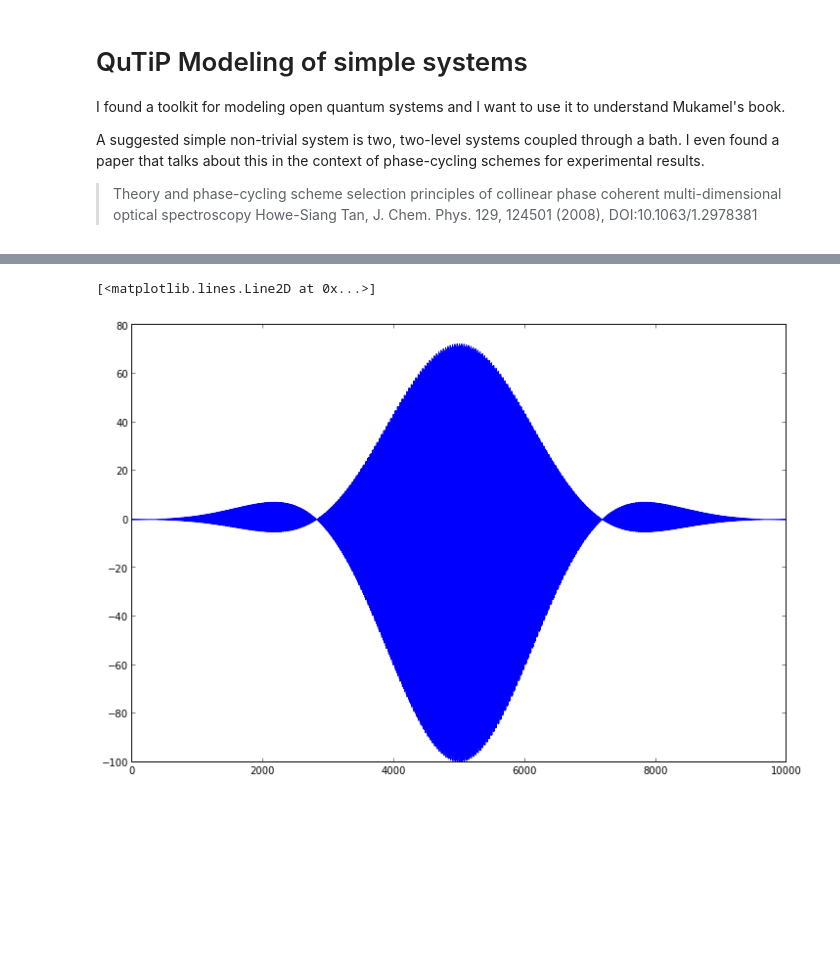
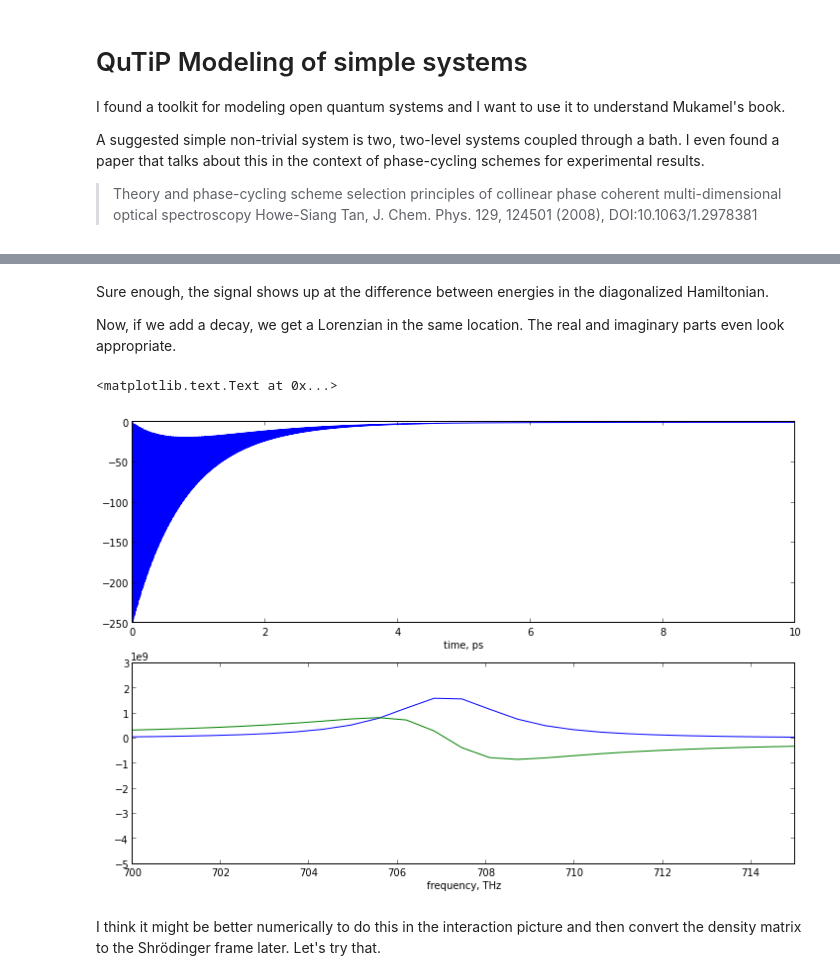
Before and after one commit to antonl/notebooks, a Jupyter notebook: Qutip Tests.ipynb, the cells around one changed output, grey strips where cells are left out. Drawn from its saved outputs; the diff is of its cells as text; code cells hidden in the pictures; blank space fills up the shorter version.

```diff
--- a/Qutip Tests.ipynb
+++ b/Qutip Tests.ipynb
@@ -84,5 +86,27 @@ xlabel('Frequency (THz)')
-# %%
-plot(sig.flattop(len(res.times), sym=True)*res.expect[0])
-# %% [output]
-[<matplotlib.lines.Line2D at 0x...>]
-[figure, removed]
+# %% [markdown]
+Sure enough, the signal shows up at the difference between energies in the diagonalized Hamiltonian.
+
+Now, if we add a decay, we get a Lorenzian in the same location. The real and imaginary parts even look appropriate.
+# %%
+tlist, dt = np.linspace(0, 10, 20000, retstep=True) # In units of 1/THz
+tlist, dt = q.Quantity(tlist, '1/THz'), q.Quantity(dt, '1/THz')
+res = qt.mesolve(Hs + V, (1*qt.basis(2, 0) + 0*qt.basis(2,1)).unit(), tlist.magnitude, [-sqrt(1)*qt.sigmaz()], [V])
+
+f, (ax1, ax2) = subplots(2, 1)
+ax1.plot(tlist.rescale('ps'), real(res.expect[0]))
+ax1.set_xlabel('time, ps')
+ax1.set_xlim([0, 10])
+
+freq = q.Quantity(fftshift(fftfreq(len(res.times), dt)), 'THz')*(2*pi)
+ki = fftshift(fft.fft(len(res.times)*res.expect[0]))
+ax2.plot(freq, real(ki))
+ax2.plot(freq, imag(ki))
+ax2.set_xlim([700, 715])
+#ax2.set_ylim([-0.5e9, 0.5e9])
+#ax2.set_yscale('log')
+ax2.set_xlabel('frequency, THz')
+# %% [output]
+<matplotlib.text.Text at 0x...>
+[figure, added]
+# %% [markdown]
+I think it might be better numerically to do this in the interaction picture and then convert the density matrix to the Shrödinger frame later. Let's try that.
```
Also changed, not shown: parts of 20 cells of this notebook, 6 other files.
